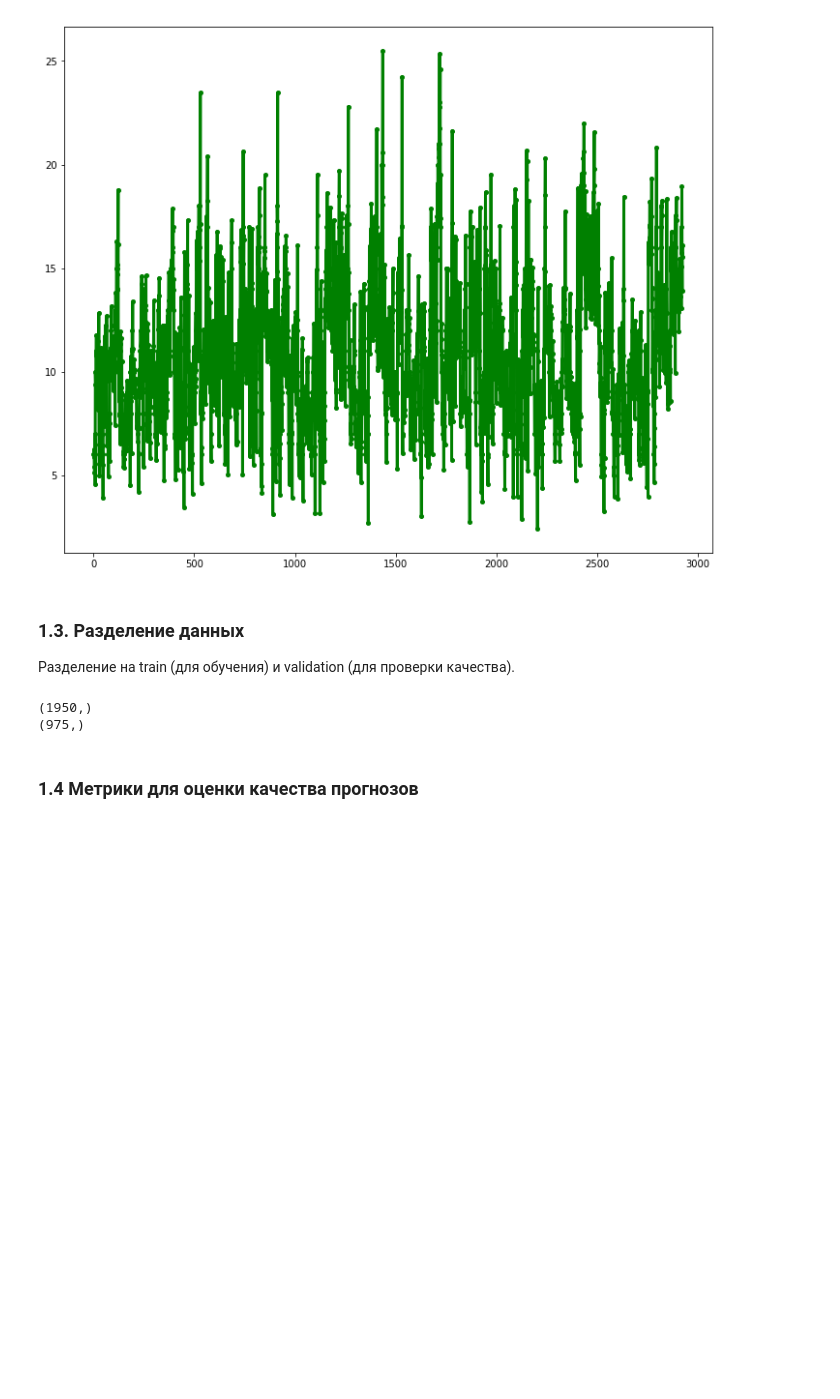
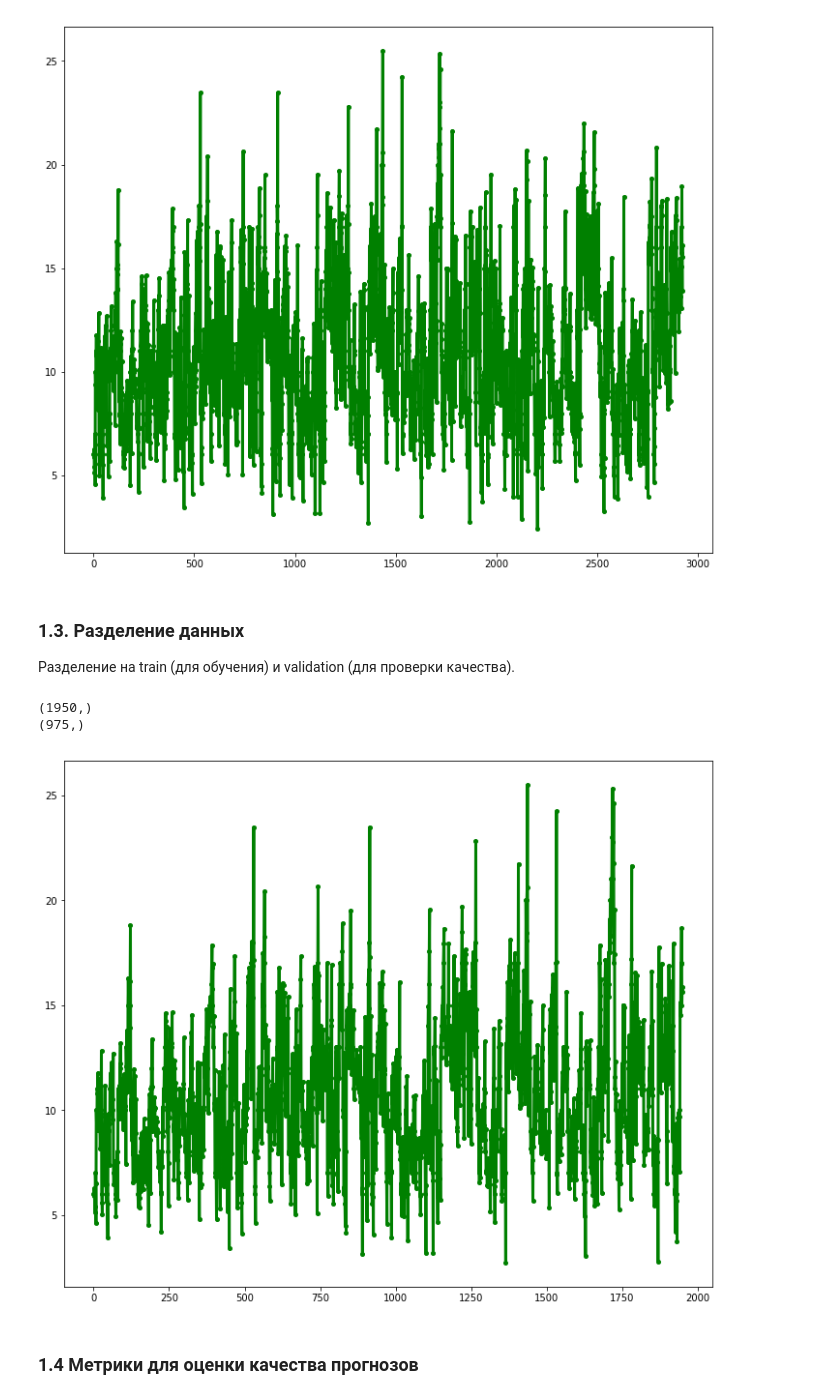
Before and after one commit to Pavel-V/Adaptive_Forecasting, a Jupyter notebook: Wind_speed_adaptive_forecast.ipynb, the cells around one changed output. Cells and saved outputs as stored; diff of their text form; code cells hidden in the pictures; blank space fills up the shorter version.

```diff
--- a/Wind_speed_adaptive_forecast.ipynb
+++ b/Wind_speed_adaptive_forecast.ipynb
@@ -111,16 +110,42 @@ plt.show()
 # %% [markdown]
 ### 1.3. Разделение данных
 Разделение на train (для обучения) и validation (для проверки качества).
-# %%
-# 2/3 на обучение
-# 1/3 на валидацию
-train_speed = input_arr[0 : 2 * len(input_arr) // 3]
-val_speed = input_arr[2 * len(input_arr) // 3 : ]
-print(train_speed.shape)
-print(val_speed.shape)
-# %% [output]
-(1950,)
-(975,)
+# %%
+# 2/3 на обучение
+# 1/3 на валидацию
+train_speed = (input_arr[0 : 2 * len(input_arr) // 3])
+val_speed = (input_arr[2 * len(input_arr) // 3 : ])
+
+# на следующем этапе для сравнения - что будет с качеством прогнозов не скрости ветра, а  вырабатывамой мощности
+min_work_speed = 3 # начиная от этого значения скорости ветра м/с ВЭУ вырабатывает энергию
+max_work_speed = 10 # при достижении этого значения выработка энергии ВЭУ перестает увеличиваться
+critical_speed = 30 # при превышении этого значения ВЭУ перестает выбрабатывать энергию, так как такая скорость опасна для ВЭУ
+
+def speed_to_power(speed):
+  power = np.where(speed < critical_speed, speed, 0)
+  power = np.clip(power, a_min = min_work_speed, a_max = max_work_speed)
+  power = (power - min_work_speed) ** 3
+  return power
+
+#train_speed = np.where(train_speed < critical_speed, train_speed, 0)
+#train_speed = np.clip(train_speed, a_min = min_work_speed, a_max = max_work_speed)
+#train_speed = (train_speed - min_work_speed) ** 3
+
+#val_speed = np.where(val_speed < critical_speed, val_speed, 0)
+#val_speed = np.clip(val_speed, a_min = min_work_speed, a_max = max_work_speed)
+#val_speed = (val_speed - min_work_speed) ** 3
+
+print(train_speed.shape)
+print(val_speed.shape)
+# %% [output]
+(1950,)
+(975,)
+# %%
+plt.rcParams['figure.figsize'] = [12, 10]
+plt.plot(np.arange(len(train_speed)), train_speed, color = 'g', linewidth = 3, markersize = 4,  marker='o')
+plt.show()
+# %% [output]
+[figure, added]
 # %% [markdown]
 ### 1.4 Метрики для оценки качества прогнозов
 # %%
```
Also changed, not shown: parts of 7 cells of this notebook.
